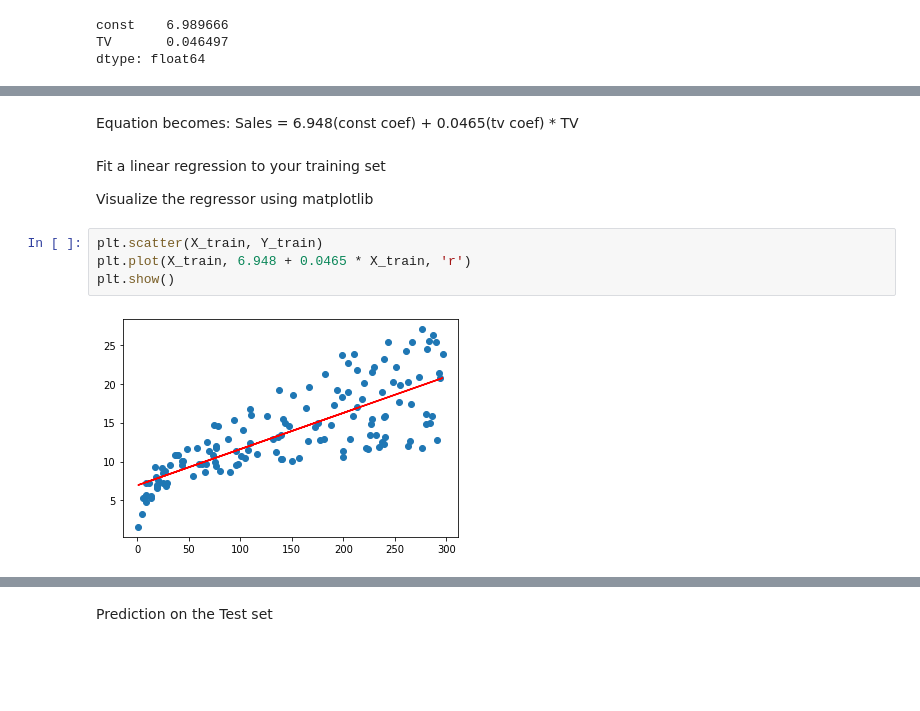
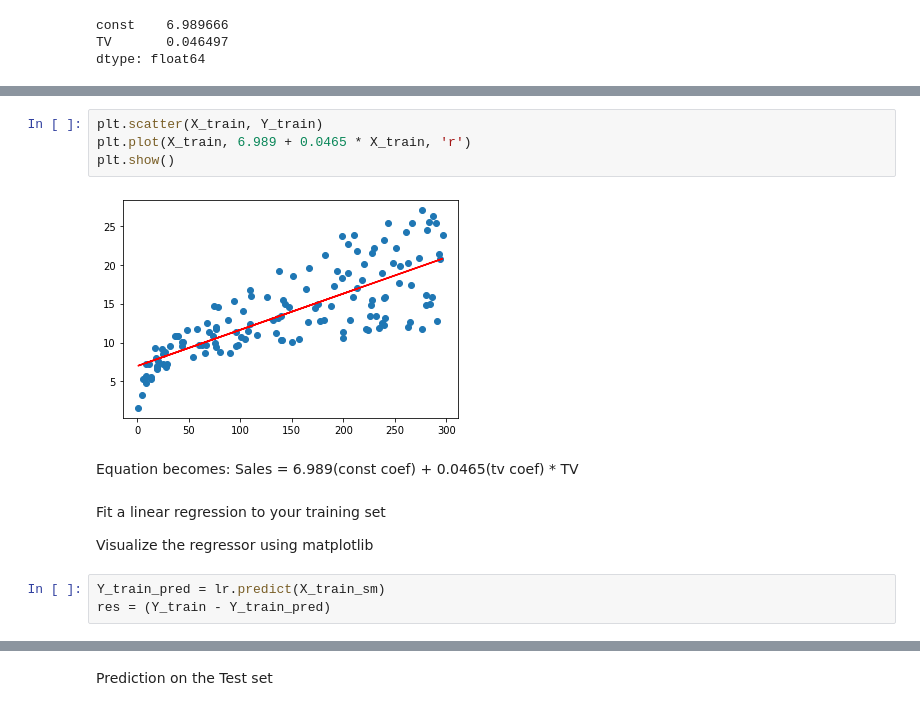
Before and after one commit to Alvintsui0203/AI_Assignment3, a Jupyter notebook: Regression.ipynb, the cells around one changed output, grey strips where cells are left out. Cells and saved outputs as stored; diff of their text form; blank space fills up the shorter version.

```diff
--- a/Regression.ipynb
+++ b/Regression.ipynb
@@ -150,19 +168,22 @@ Covariance Type:            nonrobust
 
 Notes:
 [1] Standard Errors assume that the covariance matrix of the errors is correctly specified.
+# %%
+plt.scatter(X_train, Y_train)
+plt.plot(X_train, 6.989 + 0.0465 * X_train, 'r')
+plt.show()
+# %% [output]
+[figure, added]
 # %% [markdown]
 Equation becomes:
-Sales = 6.948(const coef) + 0.0465(tv coef) * TV
+Sales = 6.989(const coef) + 0.0465(tv coef) * TV
 # %% [markdown]
 Fit a linear regression to your training set
 
 Visualize the regressor using matplotlib
-# %%
-plt.scatter(X_train, Y_train)
-plt.plot(X_train, 6.948 + 0.0465 * X_train, 'r')
-plt.show()
-# %% [output]
-[figure, removed]
+# %%
+Y_train_pred = lr.predict(X_train_sm)
+res = (Y_train - Y_train_pred)
 # %%
 plt.scatter(X_train,res)
 plt.show()
```
Also changed, not shown: parts of 18 cells of this notebook.
